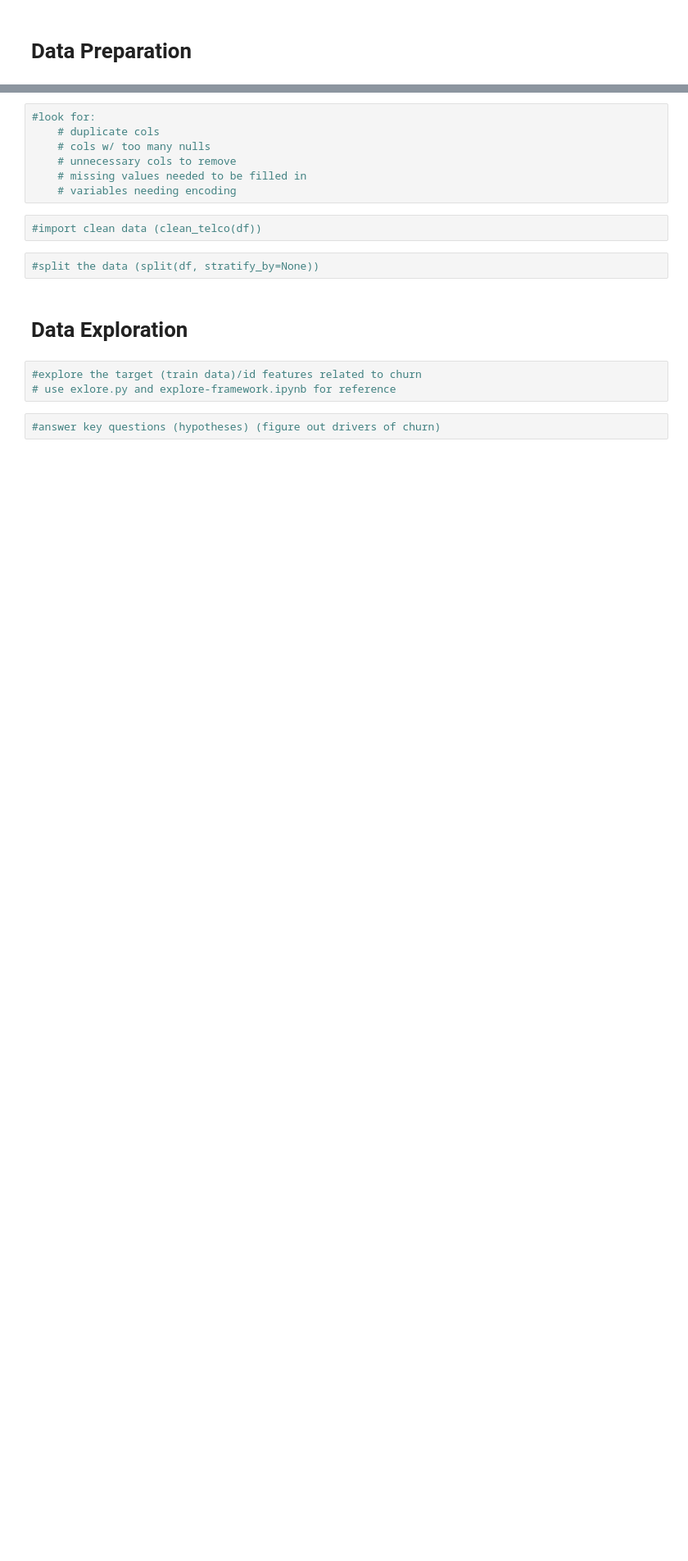
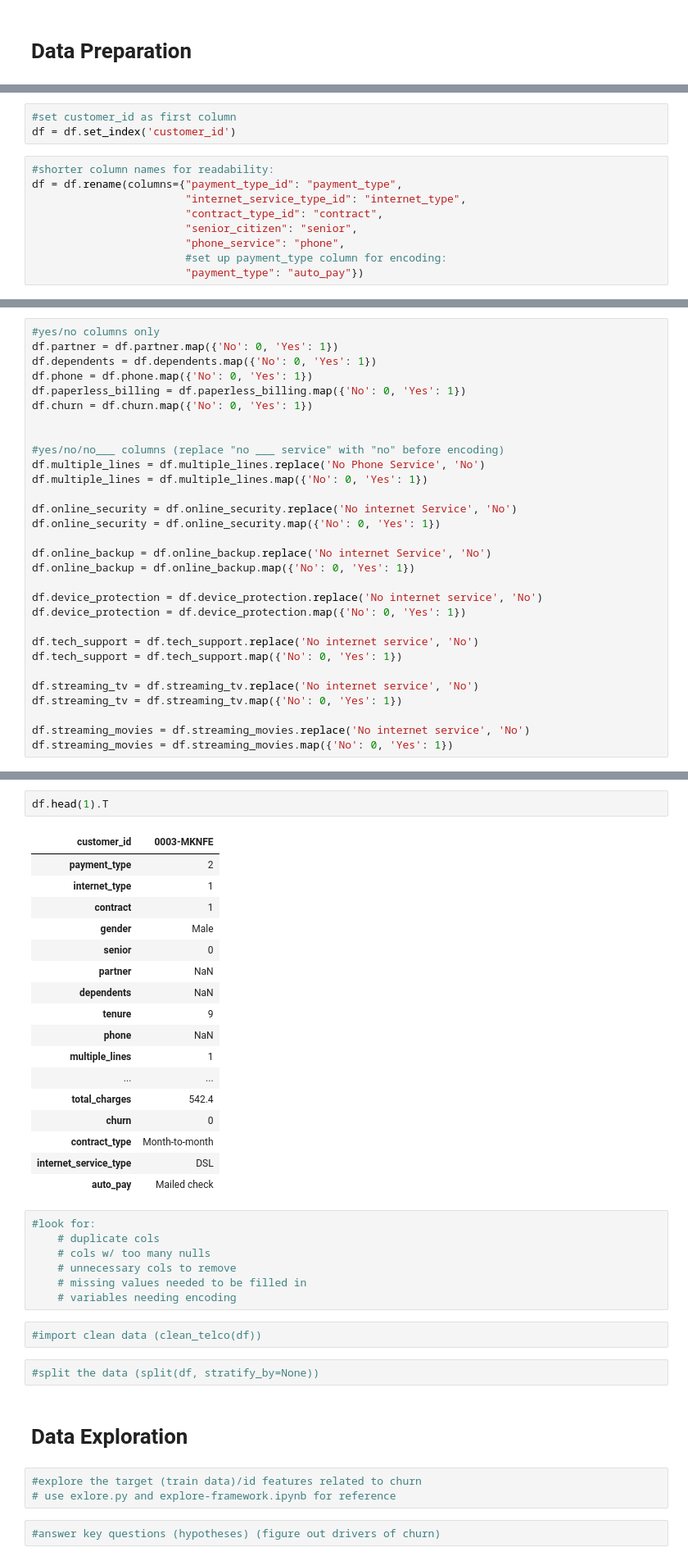
Before and after one commit to aliciag92/classification-project, a Jupyter notebook: working-jupy.ipynb, the cells around one changed output, grey strips where cells are left out. Shown: that part at 82% size. Cells and saved outputs as stored; diff of their text form; blank space fills up the shorter version.

```diff
--- a/working-jupy.ipynb
+++ b/working-jupy.ipynb
@@ -197,0 +223,12 @@ plt.show()
+# %%
+#set customer_id as first column
+df = df.set_index('customer_id')
+# %%
+#shorter column names for readability:
+df = df.rename(columns={"payment_type_id": "payment_type",
+                        "internet_service_type_id": "internet_type",
+                        "contract_type_id": "contract",
+                        "senior_citizen": "senior",
+                        "phone_service": "phone",
+                        #set up payment_type column for encoding:
+                        "payment_type": "auto_pay"})
@@ -197,0 +254,30 @@ plt.show()
+# %%
+#yes/no columns only
+df.partner = df.partner.map({'No': 0, 'Yes': 1})
+df.dependents = df.dependents.map({'No': 0, 'Yes': 1})
+df.phone = df.phone.map({'No': 0, 'Yes': 1})
+df.paperless_billing = df.paperless_billing.map({'No': 0, 'Yes': 1})
+df.churn = df.churn.map({'No': 0, 'Yes': 1})
+
+
+#yes/no/no___ columns (replace "no ___ service" with "no" before encoding)
+df.multiple_lines = df.multiple_lines.replace('No Phone Service', 'No')
+df.multiple_lines = df.multiple_lines.map({'No': 0, 'Yes': 1})
+
+df.online_security = df.online_security.replace('No internet Service', 'No')
+df.online_security = df.online_security.map({'No': 0, 'Yes': 1})
+
+df.online_backup = df.online_backup.replace('No internet Service', 'No')
+df.online_backup = df.online_backup.map({'No': 0, 'Yes': 1})
+
+df.device_protection = df.device_protection.replace('No internet service', 'No')
+df.device_protection = df.device_protection.map({'No': 0, 'Yes': 1})
+
+df.tech_support = df.tech_support.replace('No internet service', 'No')
+df.tech_support = df.tech_support.map({'No': 0, 'Yes': 1})
+
+df.streaming_tv = df.streaming_tv.replace('No internet service', 'No')
+df.streaming_tv = df.streaming_tv.map({'No': 0, 'Yes': 1})
+
+df.streaming_movies = df.streaming_movies.replace('No internet service', 'No')
+df.streaming_movies = df.streaming_movies.map({'No': 0, 'Yes': 1})
@@ -198,3 +290,23 @@ plt.show()
+# %%
+df.head(1).T
+# %% [output]
+| customer_id | 0003-MKNFE |
+| payment_type | 2 |
+| internet_type | 1 |
+| contract | 1 |
+| gender | Male |
+| senior | 0 |
+| partner | NaN |
+| dependents | NaN |
+| tenure | 9 |
+| phone | NaN |
+| multiple_lines | 1 |
+| ... | ... |
+| total_charges | 542.4 |
+| churn | 0 |
+| contract_type | Month-to-month |
+| internet_service_type | DSL |
+| auto_pay | Mailed check |
 # %%
 #look for:
     # duplicate cols
```
Also changed, not shown: parts of 7 cells of this notebook.
